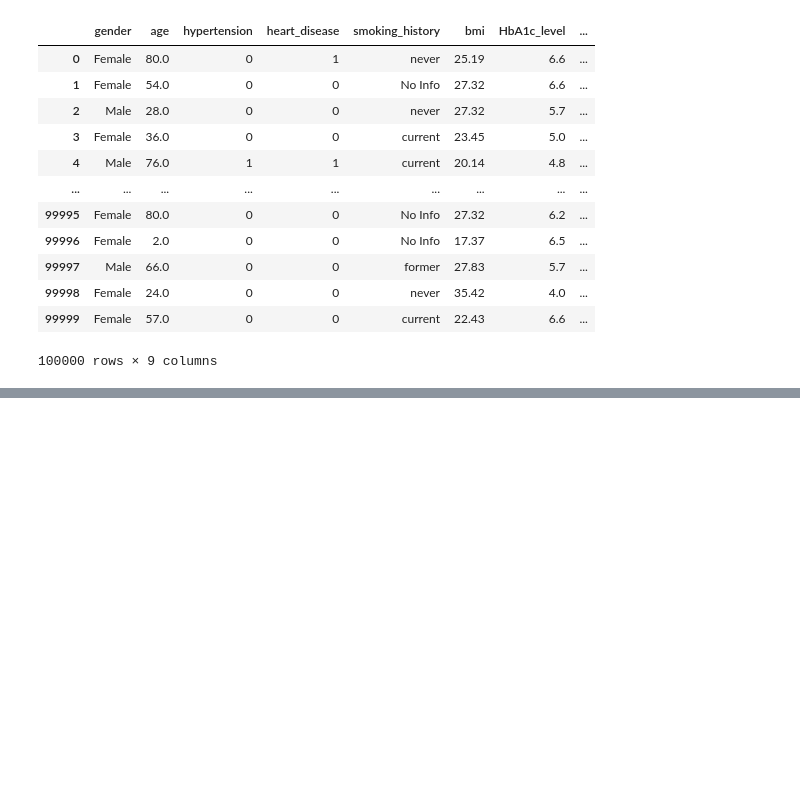
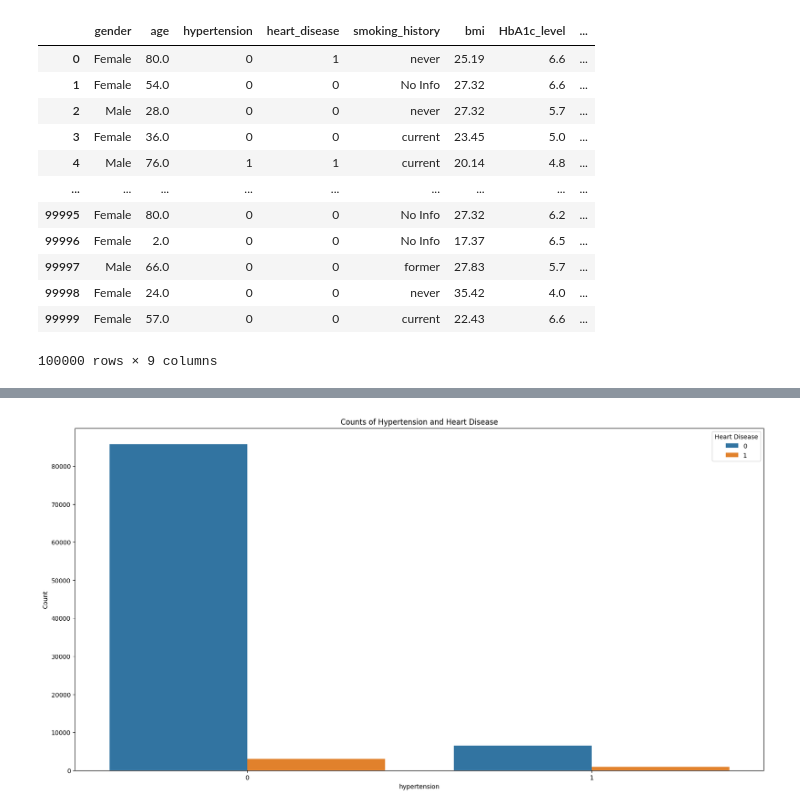
Before and after one commit to Saravanan-20G/Dataset9-Diabetes, a Jupyter notebook: Diabetes.ipynb, the cells around one changed output, grey strips where cells are left out. Saved outputs shown, nothing was run; the diff lists cells and outputs as text; code cells hidden in the pictures; blank space fills up the shorter version.

```diff
--- a/Diabetes.ipynb
+++ b/Diabetes.ipynb
@@ -21,0 +301,10 @@ df
+# %%
+plt.figure(figsize=(20,10))
+sns.countplot(x='hypertension',hue="heart_disease",data=df)
+plt.xlabel('hypertension')
+plt.ylabel('Count')
+plt.title('Counts of Hypertension and Heart Disease')
+plt.legend(title='Heart Disease',loc='upper right')
+plt.show()
+# %% [output]
+[figure, added]
```
Also changed, not shown: parts of 26 cells of this notebook.
